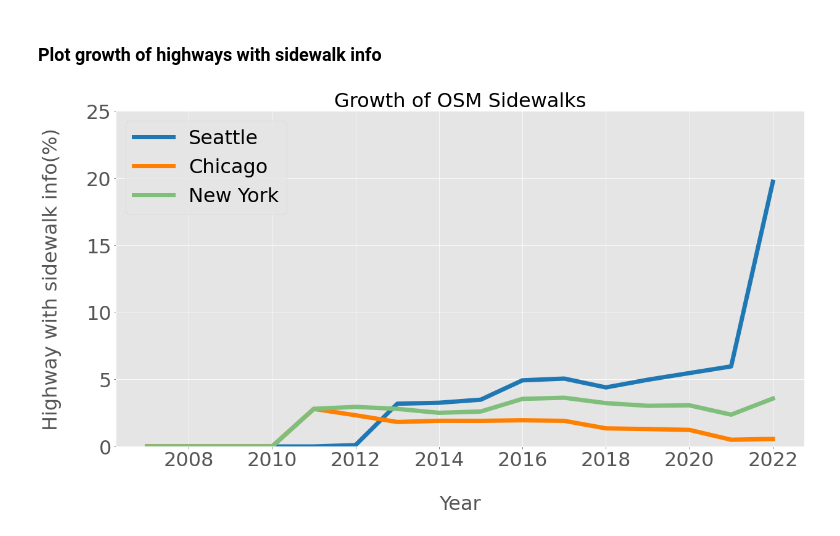
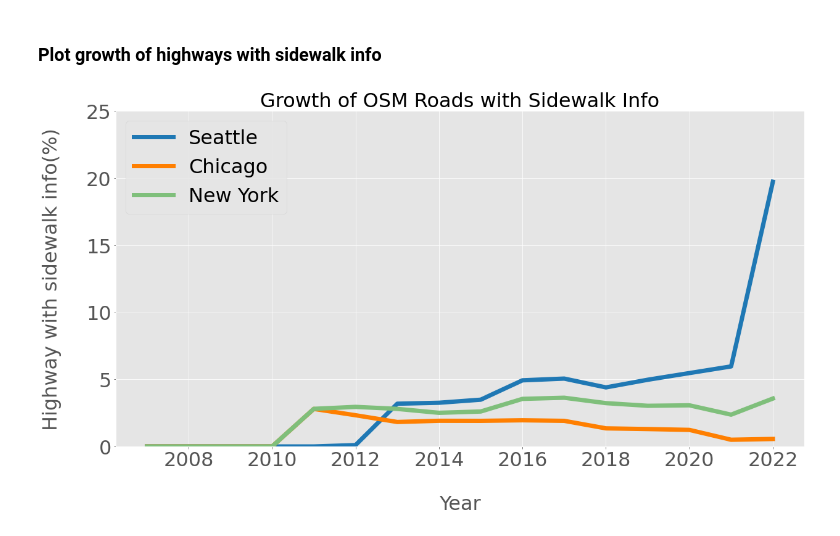
Before and after one commit to komar41/crowdsourcing-and-sidewalk-data, a Jupyter notebook: 6-explore-osm-growth.ipynb, the cells around one changed output. Cells and saved outputs as stored; diff of their text form; code cells hidden in the pictures.

```diff
--- a/6-explore-osm-growth.ipynb
+++ b/6-explore-osm-growth.ipynb
@@ -123,32 +123,32 @@ df_nyc = pd.read_csv('data/growth/nyc_sidewalk_growth.csv')
 
 fig, ax = plt.subplots(figsize=(20,10))
 
-ax.set_title('Growth of OSM Sidewalks', fontsize='32')
+ax.set_title('Growth of OSM Roads with Sidewalk Info', fontsize='32')
 
 # plot lines
 ax.plot(df_sea["year"], df_sea["sidewalk_tag_percentage(%)"], label = "Seattle", linewidth=7.0, color = '#1f78b4')
 ax.plot(df_chi["year"], df_chi["sidewalk_tag_percentage(%)"], label = "Chicago", linewidth=7.0, color = '#ff7f00')
 ax.plot(df_nyc["year"], df_nyc["sidewalk_tag_percentage(%)"], label = "New York", linewidth=7.0, color = '#7fbf7b')
 
 # ax.get_yaxis().set_major_formatter(
 # matplotlib.ticker.FuncFormatter(lambda x, p: int(int(x)/1000000)))
 
 # ax.get_yaxis().set_major_formatter(
 #     matplotlib.ticker.FuncFormatter(lambda x, p: format(int(x), ',')))
 
 ax.set_ylim(bottom= 0, top=25)
 # ax.tick_params(axis='x', which='major', pad=15)
 
 plt.xlabel("\nYear", fontsize='32')
 plt.ylabel("Highway with sidewalk info(%)\n", fontsize='32')
 plt.xticks(fontsize='32')
 plt.yticks(fontsize='32')
 plt.rc('legend',fontsize=32)
 # plt.locator_params(axis='y', nbins=5)
 # plt.locator_params(axis='x', nbins=10)
 
 plt.legend()
 plt.savefig("data/plots/Fig2/highway_w_sidewalk_info.pdf", format="pdf", bbox_inches="tight")
 plt.show()
 # %% [output]
-[figure, old version]
+[figure, new version]
```
Also changed, not shown: 4 other files.
